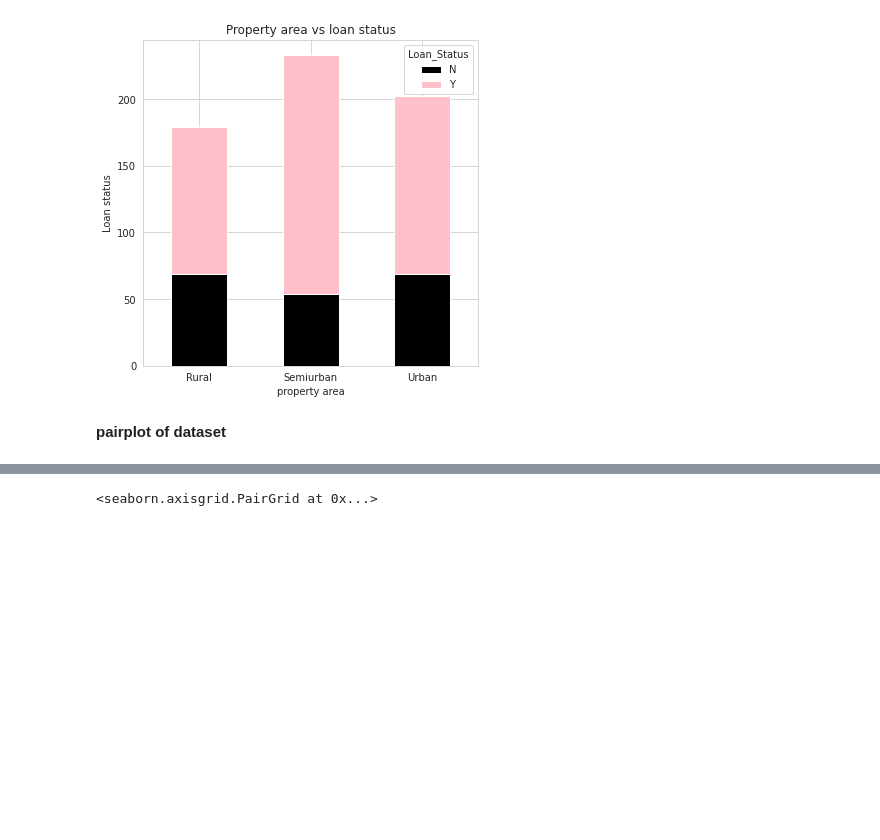
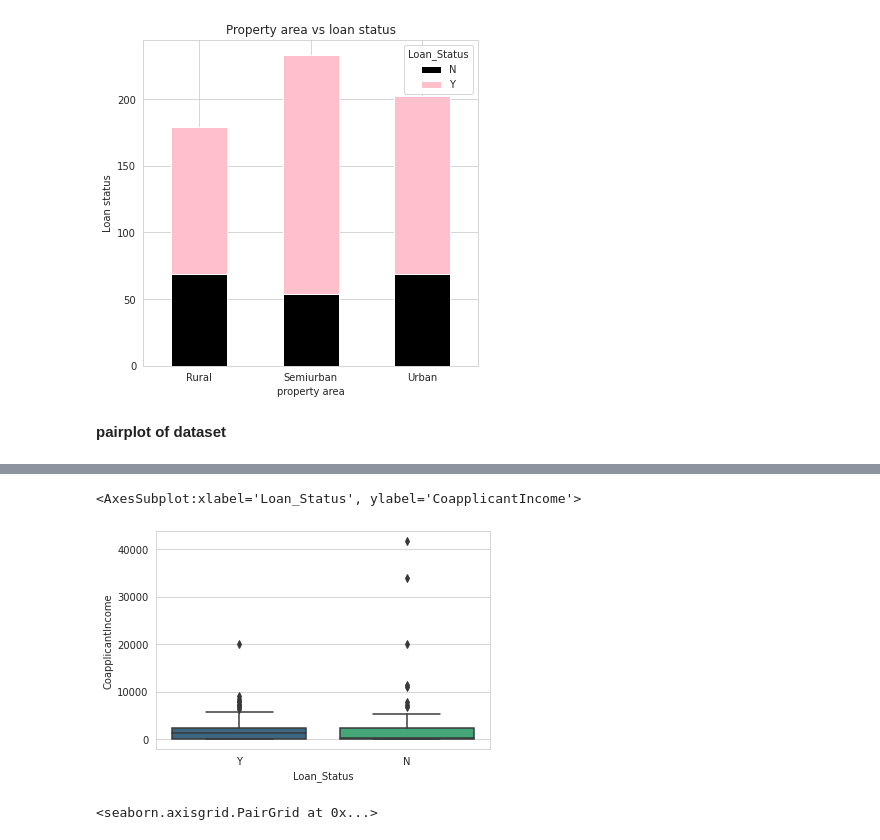
Before and after one commit to BibekRai44/Loan-Approval-Analysis, a Jupyter notebook: loan-approval-analysis.ipynb, the cells around one changed output, grey strips where cells are left out. Cells and saved outputs as stored; diff of their text form; code cells hidden in the pictures; blank space fills up the shorter version.

```diff
--- a/loan-approval-analysis.ipynb
+++ b/loan-approval-analysis.ipynb
@@ -365,3 +370,8 @@ plt.show()
+# %%
+sns.boxplot(x='Loan_Status',y='CoapplicantIncome',data=df,palette='viridis')
+# %% [output]
+<AxesSubplot:xlabel='Loan_Status', ylabel='CoapplicantIncome'>
+[figure, added]
 # %%
 plt.figure(figsize=(12,6))
 sns.pairplot(data=df,markers=['o','s'])
```
Also changed, not shown: parts of 2 cells of this notebook.
